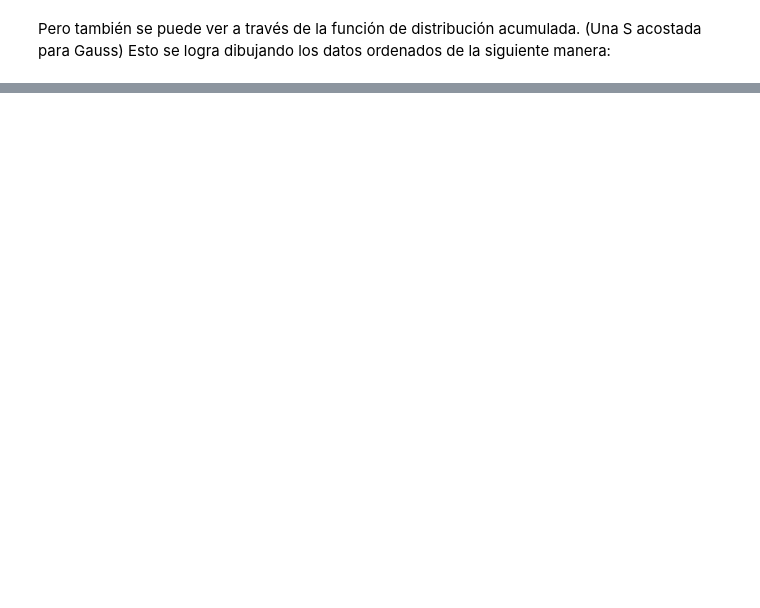
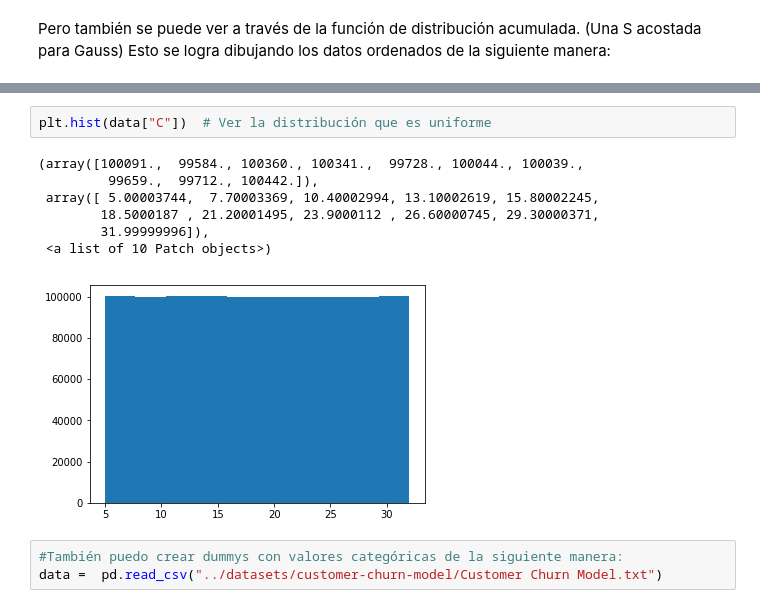
Before and after one commit to Andhurt/Machine_Learning_Py, a Jupyter notebook: notebooks/T2 - 2 - Data Cleaning - Funciones de distribución de probabilidad.ipynb, the cells around one changed output, grey strips where cells are left out. Saved outputs shown, nothing was run; the diff lists cells and outputs as text; blank space fills up the shorter version.

```diff
--- a/notebooks/T2 - 2 - Data Cleaning - Funciones de distribución de probabilidad.ipynb
+++ b/notebooks/T2 - 2 - Data Cleaning - Funciones de distribución de probabilidad.ipynb
@@ -86,0 +180,13 @@ array([[ 1.51389147,  0.04549135,  1.28306589,  0.06967763],
+# %%
+plt.hist(data["C"])  # Ver la distribución que es uniforme
+# %% [output]
+(array([100091.,  99584., 100360., 100341.,  99728., 100044., 100039.,
+         99659.,  99712., 100442.]),
+ array([ 5.00003744,  7.70003369, 10.40002994, 13.10002619, 15.80002245,
+        18.5000187 , 21.20001495, 23.9000112 , 26.60000745, 29.30000371,
+        31.99999996]),
+ <a list of 10 Patch objects>)
+[figure, added]
+# %%
+#También puedo crear dummys con valores categóricas de la siguiente manera:
+data =  pd.read_csv("../datasets/customer-churn-model/Customer Churn Model.txt")
```
Also changed, not shown: parts of 21 cells of this notebook, 1 other file.
